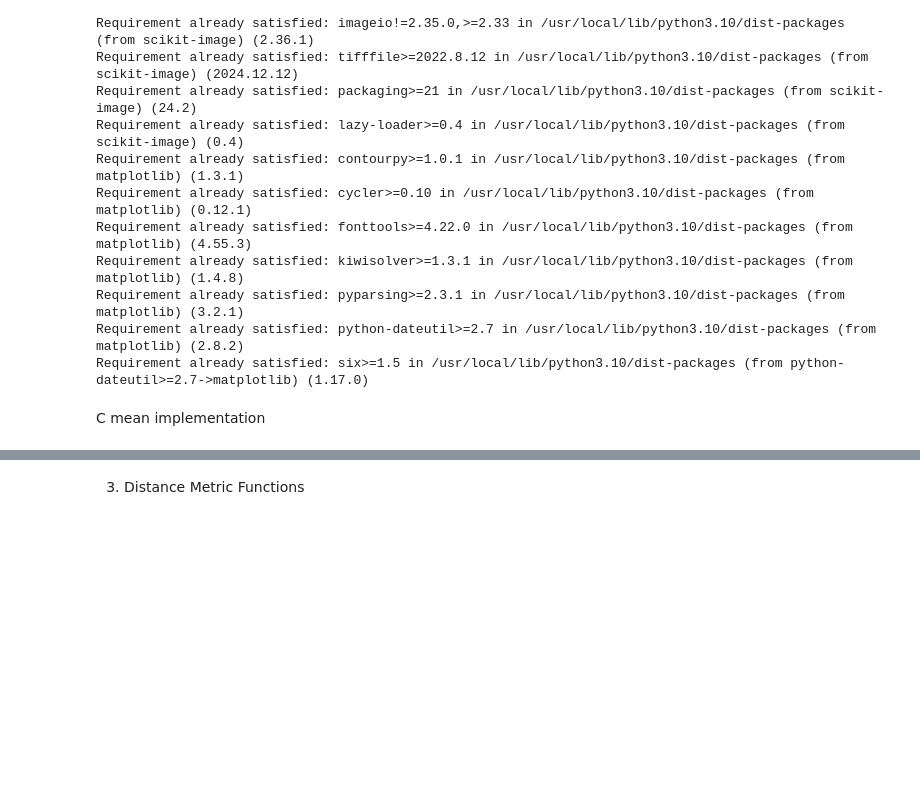
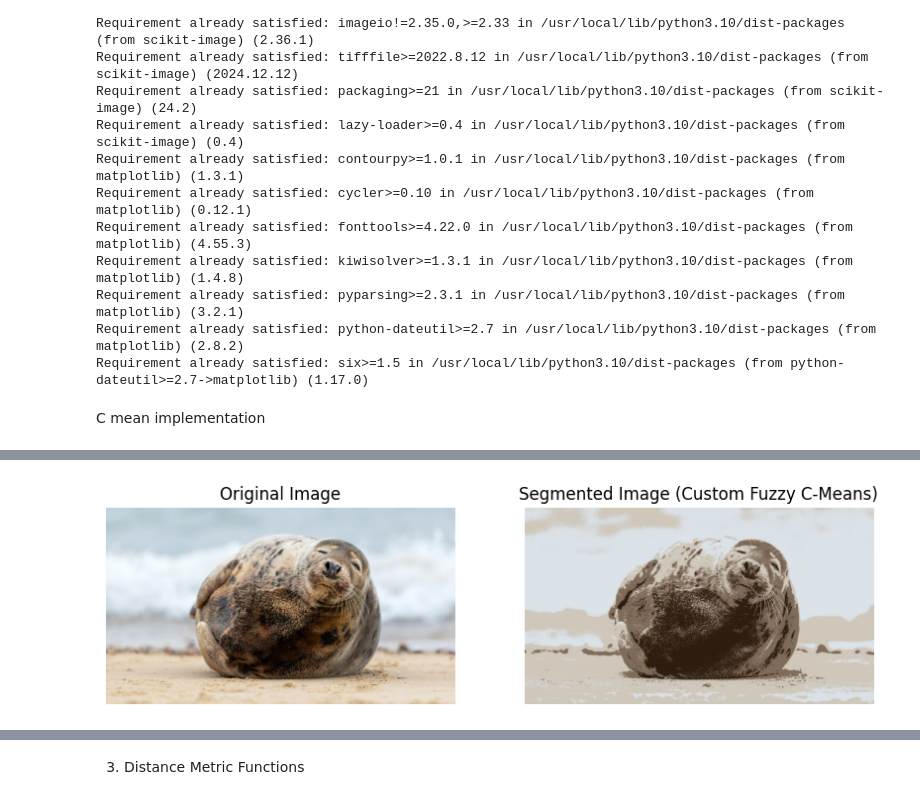
Before and after one commit to richardtekere09/Machine_Learning_labs, a Jupyter notebook: english_lab4.ipynb, the cells around one changed output, grey strips where cells are left out. Saved outputs shown, nothing was run; the diff lists cells and outputs as text; code cells hidden in the pictures; blank space fills up the shorter version.

```diff
--- a/english_lab4.ipynb
+++ b/english_lab4.ipynb
@@ -86,0 +27,99 @@ NameError: name 'fuzz' is not defined
+# %%
+import numpy as np
+import cv2
+import matplotlib.pyplot as plt
+
+def initialize_centroids(image, k):
+    """
+    Randomly initialize cluster centers from the image pixels.
+    """
+    pixels = image.reshape(-1, 3)  # Reshape image to list of RGB pixels
+    np.random.seed(42)  # For reproducibility
+    centroids = pixels[np.random.choice(pixels.shape[0], k, replace=False)]
+    return centroids
+
+def compute_membership(image, centroids, m=2):
+    """
+    Compute membership values for each pixel based on distances to centroids.
+    """
+    pixels = image.reshape(-1, 3)
+
+    distances = np.zeros((pixels.shape[0], len(centroids)))
+
+    for i, centroid in enumerate(centroids):
+        distances[:, i] = np.linalg.norm(pixels - centroid, axis=1)
+
+    # Avoid division by zero
+    distances = np.fmax(distances, np.finfo(np.float64).eps)
+
+    # Compute membership matrix (Fix broadcasting issue)
+    U = np.zeros_like(distances)
+    for i in range(len(centroids)):
+        U[:, i] = 1 / np.sum((distances[:, i].reshape(-1, 1) / distances) ** (2 / (m - 1)), axis=1)
+
+    return U
+
+def update_centroids(image, U, k):
+    """
+    Update centroids based on membership values.
+    """
+    pixels = image.reshape(-1, 3)
+    new_centroids = np.zeros((k, 3))
+
+    for i in range(k):
+        numerator = np.sum((U[:, i] ** 2)[:, None] * pixels, axis=0)
+        denominator = np.sum(U[:, i] ** 2)
+        new_centroids[i] = numerator / denominator
+
+    return new_centroids
+
+def fuzzy_c_means(image, k=3, max_iter=100, tol=1e-5):
+    """
+    Perform Fuzzy C-Means clustering.
+    """
+    centroids = initialize_centroids(image, k)
+    for _ in range(max_iter):
+        U = compute_membership(image, centroids)
+        new_centroids = update_centroids(image, U, k)
+
+        if np.linalg.norm(new_centroids - centroids) < tol:
+            break
+
+        centroids = new_centroids
+
+    return centroids, U
+
+def segment_image(image, centroids, U):
+    """
+    Assign each pixel to the most probable cluster.
+    """
+    segmented_image = np.zeros_like(image)
+    cluster_labels = np.argmax(U, axis=1)
+    segmented_image = centroids[cluster_labels].reshape(image.shape)
+    return segmented_image.astype(np.uint8)
+
+# Load and process image
+image_path = '/IMG_4268.jpeg'  # Update with your image path
+image = cv2.imread(image_path)
+image = cv2.cvtColor(image, cv2.COLOR_BGR2RGB)
+
+# Apply custom Fuzzy C-Means
+k = 4  # Number of clusters
+centroids, U = fuzzy_c_means(image, k=k)
+segmented_image = segment_image(image, centroids, U)
+
+# Display Results
+plt.figure(figsize=(10, 5))
+plt.subplot(1, 2, 1)
+plt.title("Original Image")
+plt.imshow(image)
+plt.axis("off")
+
+plt.subplot(1, 2, 2)
+plt.title("Segmented Image (Custom Fuzzy C-Means)")
+plt.imshow(segmented_image)
+plt.axis("off")
+
+plt.show()
+# %% [output]
+[figure, added]
```
Also changed, not shown: parts of 4 cells of this notebook.
